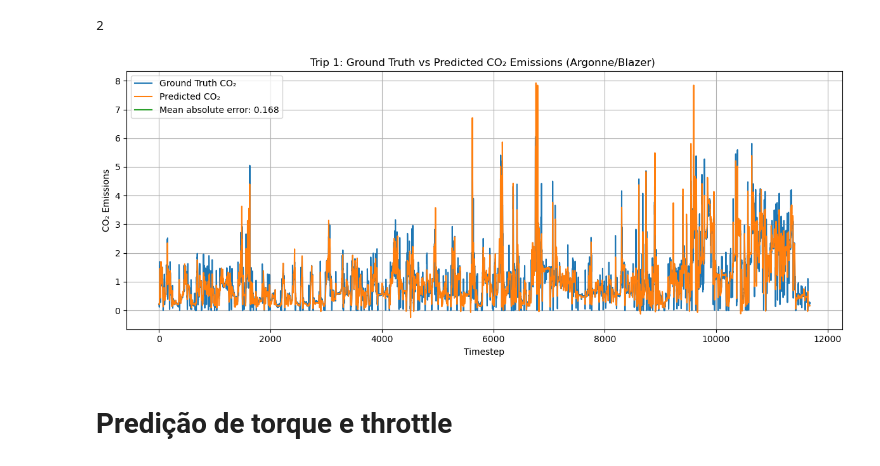
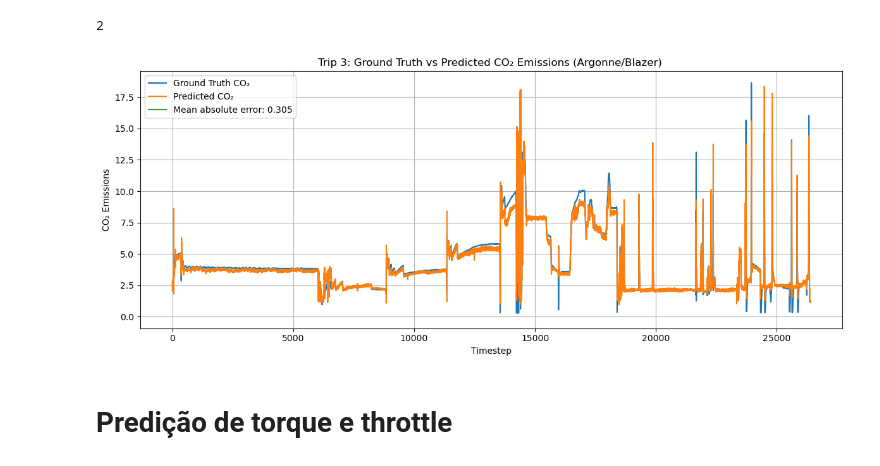
Before and after one commit to INXE-Lainf-Labs/CredibleCo2, a Jupyter notebook: src/LSTM_ICEV.ipynb, the cells around one changed output. Cells and saved outputs as stored; diff of their text form; code cells hidden in the pictures.

```diff
--- a/src/LSTM_ICEV.ipynb
+++ b/src/LSTM_ICEV.ipynb
@@ -29,12 +31,12 @@ Number of GPUs: 1
 GPU name: NVIDIA A100-SXM4-40GB
 Current device index: 0
 # %%
-name = 'Dataset_Blazer.csv'
+#name = 'Dataset_Blazer.csv'
 #name = 'Dataset_Pacifica.csv'
-#name = 'Dataset_QX50_trip-clean.csv'
+name = 'Dataset_QX50_trip-clean.csv'
 
 
-trips_ice = pd.read_csv(f'../data/{name}', low_memory=False)
+trips_ice = pd.read_csv(f'data/{name}', low_memory=False)
 
 # Columns selected for CO2 prediction
 selected_columns = [
@@ -140,7 +139,7 @@ trips_ice_Y_test: 2
 # %%
-ice_model = train_model(ice_x_train_seq,
+ice_model, train_losses, val_losses, mae_list = train_model(ice_x_train_seq,
                         ice_y_train_seq,title='CO₂ Emissions Model Training Curve for the Argonne/Blazer',
-                        num_blocks=2, hidden_dim=64,   max_lr=1.0e-3, base_lr=1e-4, final_lr=2.5e-5,
-                        train_size=0.8, warmup_epochs=10, epochs=50, batch_size=256)
+                        num_blocks=4, hidden_dim=32,   max_lr=1.0e-3, base_lr=1e-4, final_lr=2.5e-5,
+                        train_size=0.8, warmup_epochs=5, epochs=20, batch_size=128)
 # %% [output]
 Model config:MultipleLayerLSTM(
@@ -172,41 +181,41 @@ len(ice_x_test_seq)
 # %% [output]
 2
 # %%
-trip_num = 1
+trip_num = 3
 trip_test_x, trip_test_y = ice_x_test_seq[trip_num], ice_y_test_seq[trip_num]
 
 t = trip_test_x.size(0)
 
 #sequences = []
 prediction_list = []
 for i in range(len(trip_test_x)):
     sequence = trip_test_x[i]
     x = sequence.unsqueeze(0).to('cuda') # add batch dim
     with torch.inference_mode():
         pred = ice_model(x).squeeze(0)
         prediction_list.append(pred)
 
 predicted = torch.stack(prediction_list).cpu()  # shape: (T - WINDOW_SIZE, output_size)
 true = trip_test_y.cpu()             # match prediction window
 
 
 difference = predicted - true
 mae = torch.mean(abs(difference))
 
 # Plot
 plt.figure(figsize=(12, 5))
 plt.plot(true, label='Ground Truth CO₂')
 plt.plot(predicted, label='Predicted CO₂')
 plt.plot(0, label=f'Mean absolute error: %.3f' % mae)
 plt.xlabel('Timestep')
 plt.ylabel('CO₂ Emissions')
 plt.title(f'Trip {trip_num}: Ground Truth vs Predicted CO₂ Emissions (Argonne/Blazer) ')
 plt.legend()
 plt.grid(True)
 plt.tight_layout()
 plt.show()
 # %% [output]
-[figure, old version]
+[figure, new version]
 # %% [markdown]
 # Predição de torque e throttle
 # %%
```
Also changed, not shown: parts of 12 cells of this notebook, 5 other files.
